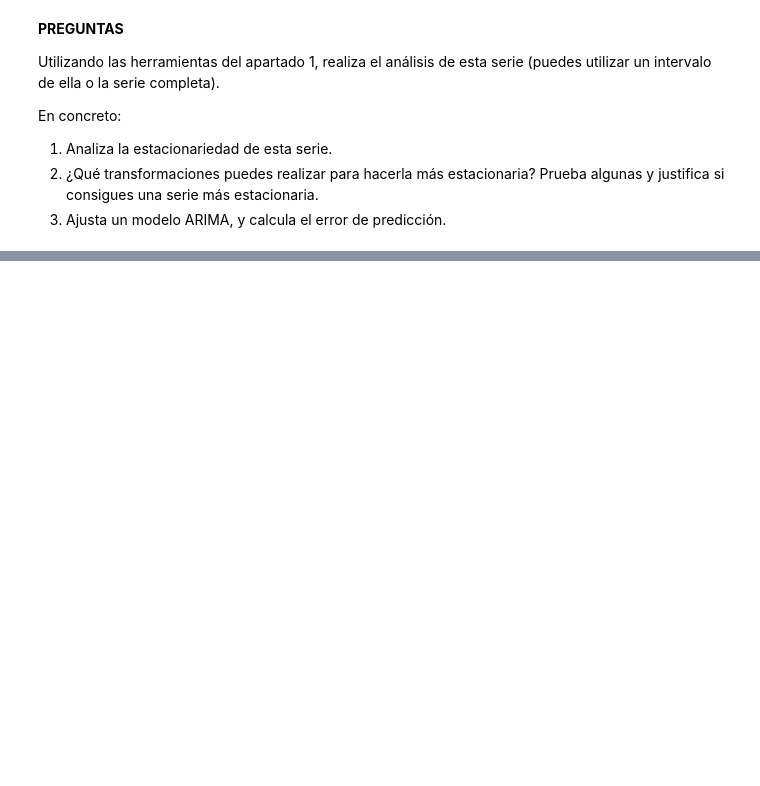
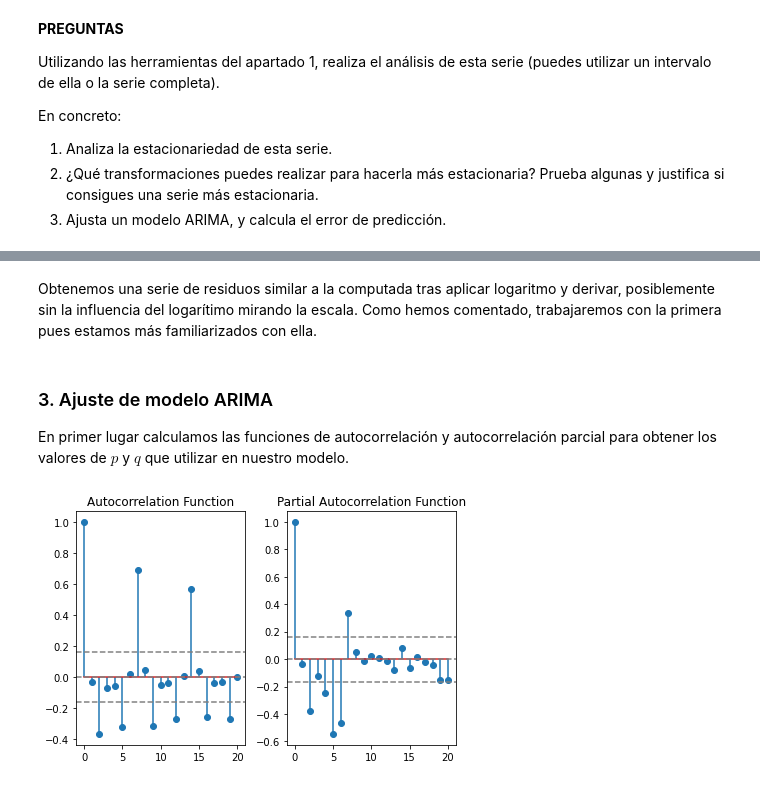
Before and after one commit to Ocete/mcd, a Jupyter notebook: PIT/P1/PR1_PIT.ipynb, the cells around one changed output, grey strips where cells are left out. Saved outputs shown, nothing was run; the diff lists cells and outputs as text; code cells hidden in the pictures; blank space fills up the shorter version.

```diff
--- a/PIT/P1/PR1_PIT.ipynb
+++ b/PIT/P1/PR1_PIT.ipynb
@@ -378,18 +385,22 @@ Si calculamos dichas funciones para la serie derivada previamente, obtenemos lo
 # %%
 #ACF and PACF plots:
 from statsmodels.tsa.stattools import acf, pacf
-lag_acf = acf(data_log_diff, nlags=20, fft=False)
-lag_pacf = pacf(data_log_diff, nlags=20, method='ols')
 
-#Plot ACF:
-plt.subplot(121)
-plt.stem(lag_acf,use_line_collection=True)
-plt.title('Autocorrelation Function')
+def plot_acf_pacf(data):
+    lag_acf = acf(data, nlags=20, fft=False)
+    lag_pacf = pacf(data, nlags=20, method='ols')
 
-#Plot PACF:
-plt.subplot(122)
-plt.stem(lag_pacf,use_line_collection=True)
-_ = plt.title('Partial Autocorrelation Function')
+    #Plot ACF:
+    plt.subplot(121)
+    plt.stem(lag_acf,use_line_collection=True)
+    plt.title('Autocorrelation Function')
+
+    #Plot PACF:
+    plt.subplot(122)
+    plt.stem(lag_pacf,use_line_collection=True)
+    _ = plt.title('Partial Autocorrelation Function')
+
+plot_acf_pacf(data_log_diff)
 # %% [output]
 [figure]
 # %% [markdown]
@@ -586,0 +679,10 @@ decompose_time_series(data)
+# %% [markdown]
+Obtenemos una serie de residuos similar a la computada tras aplicar logaritmo y derivar, posiblemente sin la influencia del logarítimo mirando la escala. Como hemos comentado, trabajaremos con la primera pues estamos más familiarizados con ella.
+# %% [markdown]
+### 3. Ajuste de modelo ARIMA
+
+En primer lugar calculamos las funciones de autocorrelación y autocorrelación parcial para obtener los valores de $p$ y $q$ que utilizar en nuestro modelo.
+# %%
+plot_acf_pacf_with_interval(data_vac_log_diff)
+# %% [output]
+[figure, added]
```
Also changed, not shown: parts of 27 cells of this notebook.
